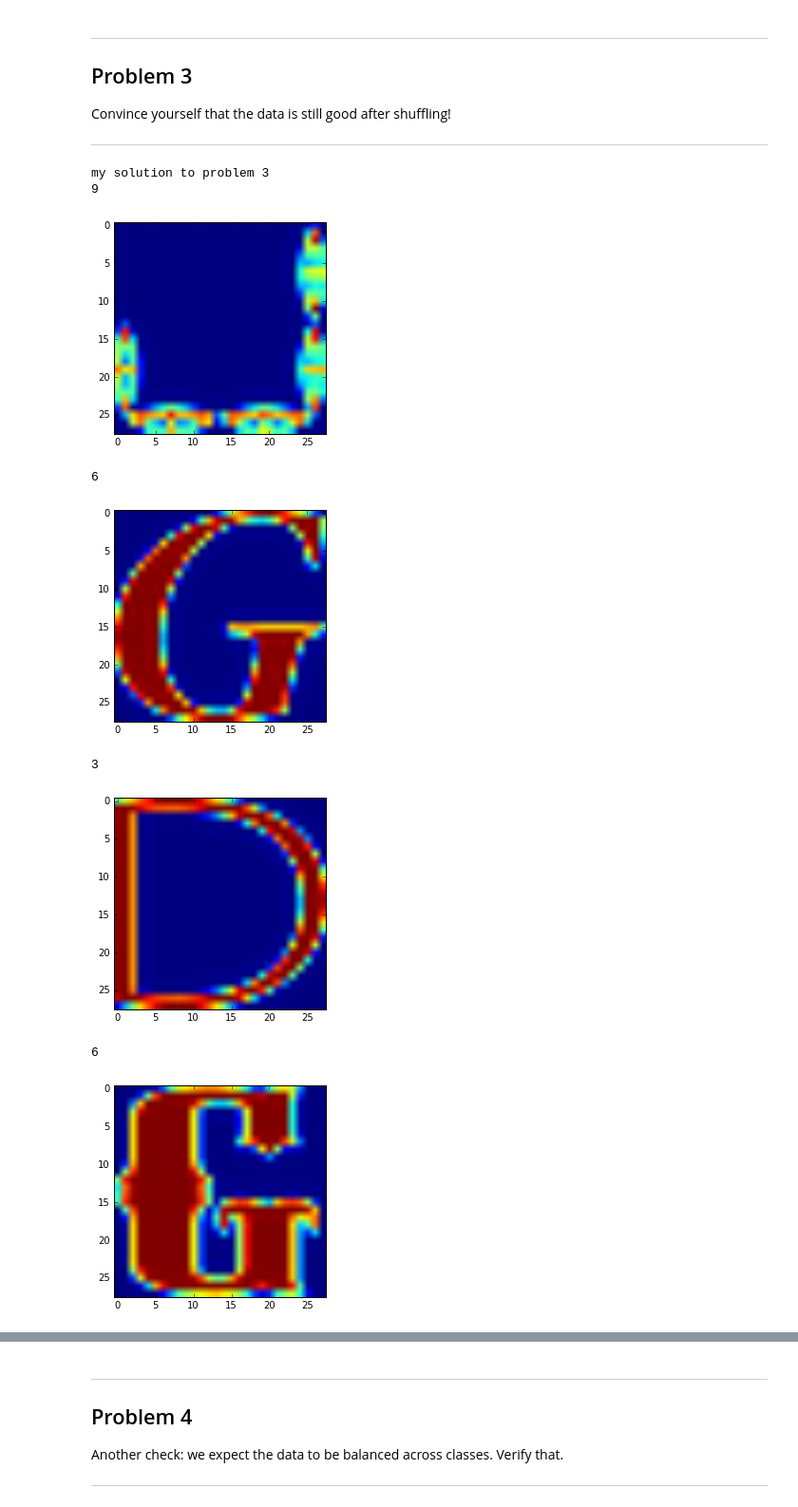
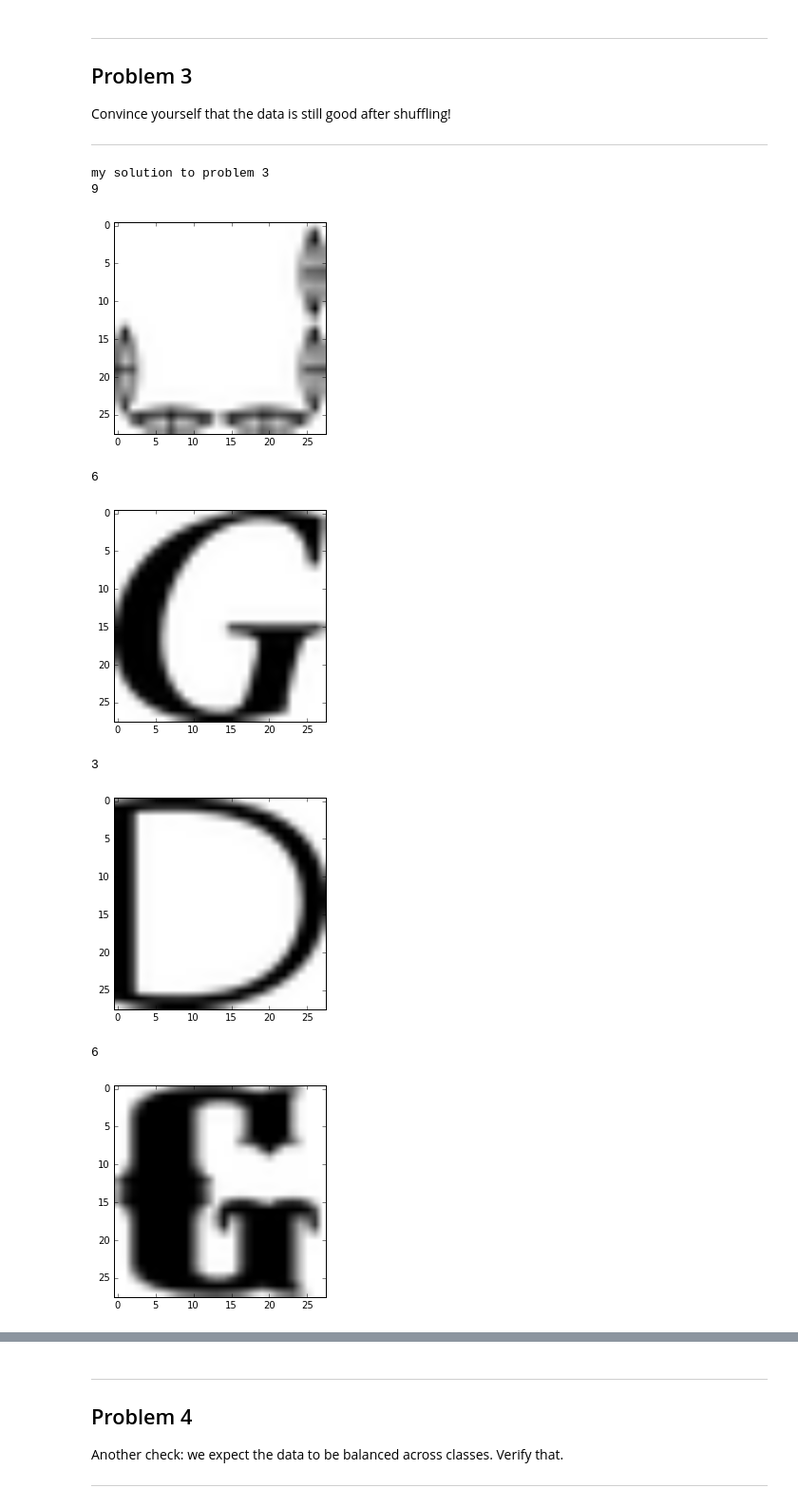
Before and after one commit to hfoffani/tensorflow-dl, a Jupyter notebook: 1_notmnist.ipynb, the cells around one changed output, grey strips where cells are left out. Shown at 95% size. Drawn from its saved outputs; the diff is of its cells as text; code cells hidden in the pictures.

```diff
--- a/1_notmnist.ipynb
+++ b/1_notmnist.ipynb
@@ -191,7 +191,7 @@ print(np.shape(train_dataset[3040]))
 for i in [ 3040, 123409, 494990, 66666, 234543 ]:
     print(train_labels[i])
     d1 = train_dataset[i]
-    plt.imshow(d1)
+    plt.imshow(d1, cmap="binary")
     plt.show()
 # %% [output]
 my answer to problem 2
@@ -229,19 +229,19 @@ Convince yourself that the data is still good after shuffling!
 # %%
 print('my solution to problem 3')
 # shuffle should display other letters.
 for i in [ 3040, 123409, 494990, 66666, 234543 ]:
     print(train_labels[i])
     d1 = train_dataset[i]
-    plt.imshow(d1)
+    plt.imshow(d1, cmap="binary")
     plt.show()
 # %% [output]
 my solution to problem 3
 9
-[figure, old version]
+[figure, new version]
 6
-[figure, old version]
+[figure, new version]
 3
-[figure, old version]
+[figure, new version]
 6
-[figure, old version]
+[figure, new version]
 3
```
Also changed, not shown: parts of 3 cells of this notebook.
